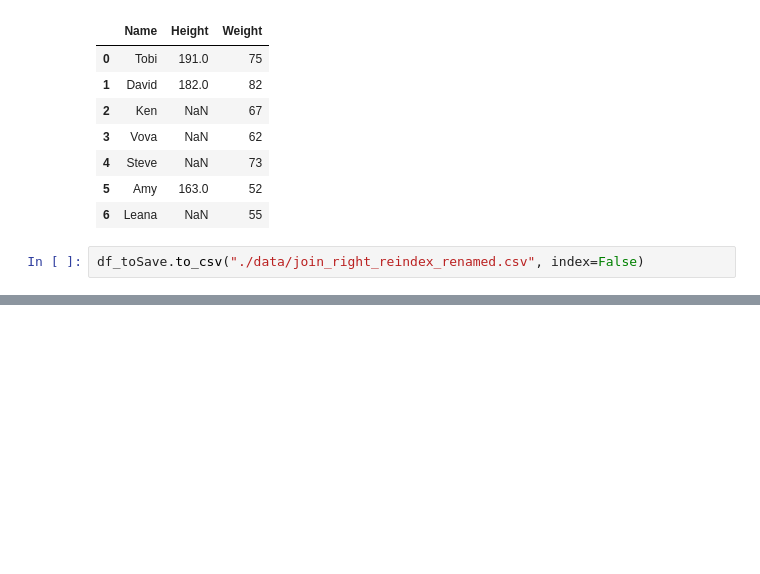
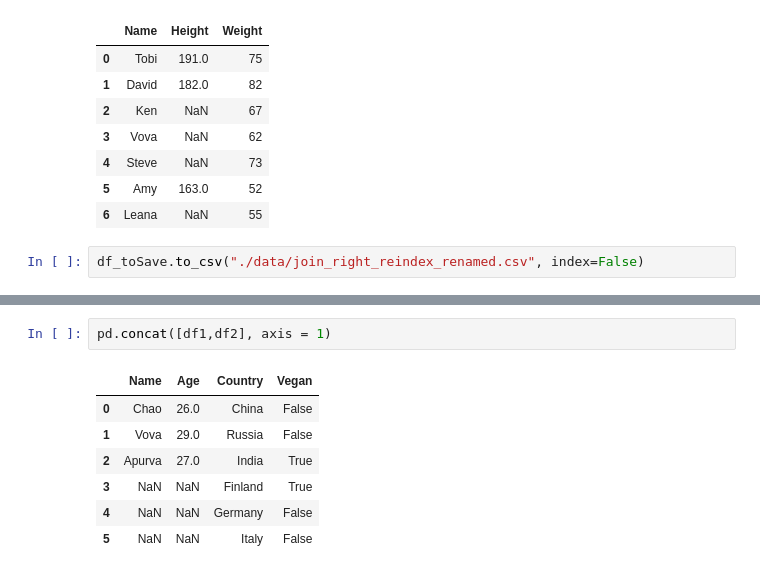
Before and after one commit to Chao216/Ali-Tianchi, a Jupyter notebook: Pandas/006 join.ipynb, the cells around one changed output, grey strips where cells are left out. Cells and saved outputs as stored; diff of their text form; blank space fills up the shorter version.

```diff
--- a/Pandas/006 join.ipynb
+++ b/Pandas/006 join.ipynb
@@ -132,0 +317,10 @@ df_toSave.to_csv("./data/join_right_reindex_renamed.csv", index=False)
+# %%
+pd.concat([df1,df2], axis = 1)
+# %% [output]
+|  | Name | Age | Country | Vegan |
+| 0 | Chao | 26.0 | China | False |
+| 1 | Vova | 29.0 | Russia | False |
+| 2 | Apurva | 27.0 | India | True |
+| 3 | NaN | NaN | Finland | True |
+| 4 | NaN | NaN | Germany | False |
+| 5 | NaN | NaN | Italy | False |
```
Also changed, not shown: parts of 48 cells of this notebook.
